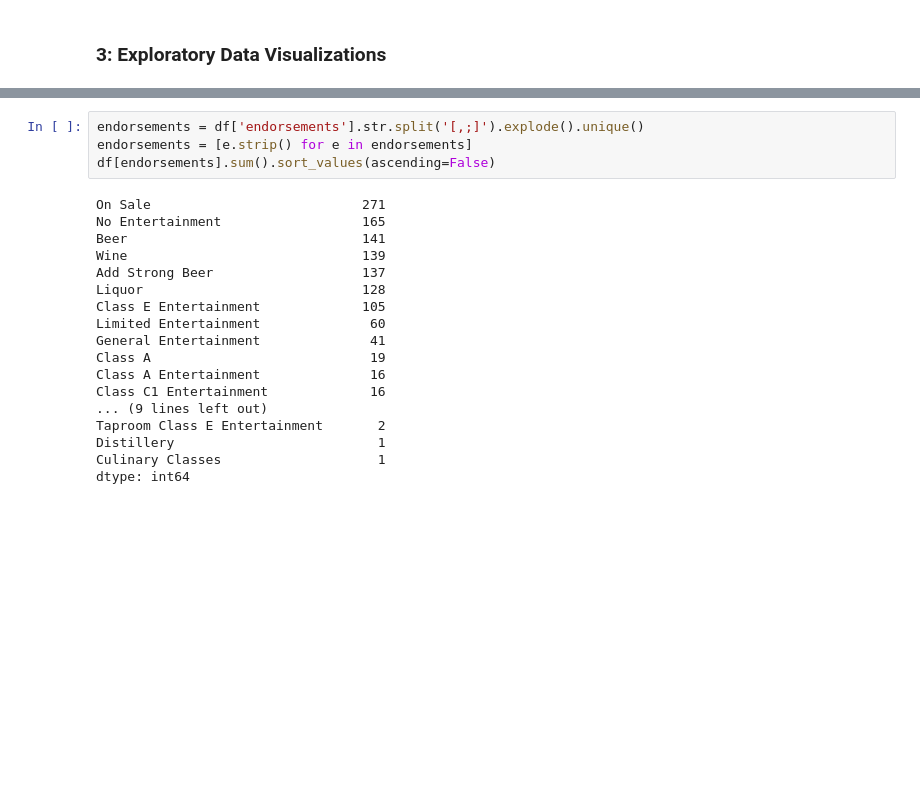
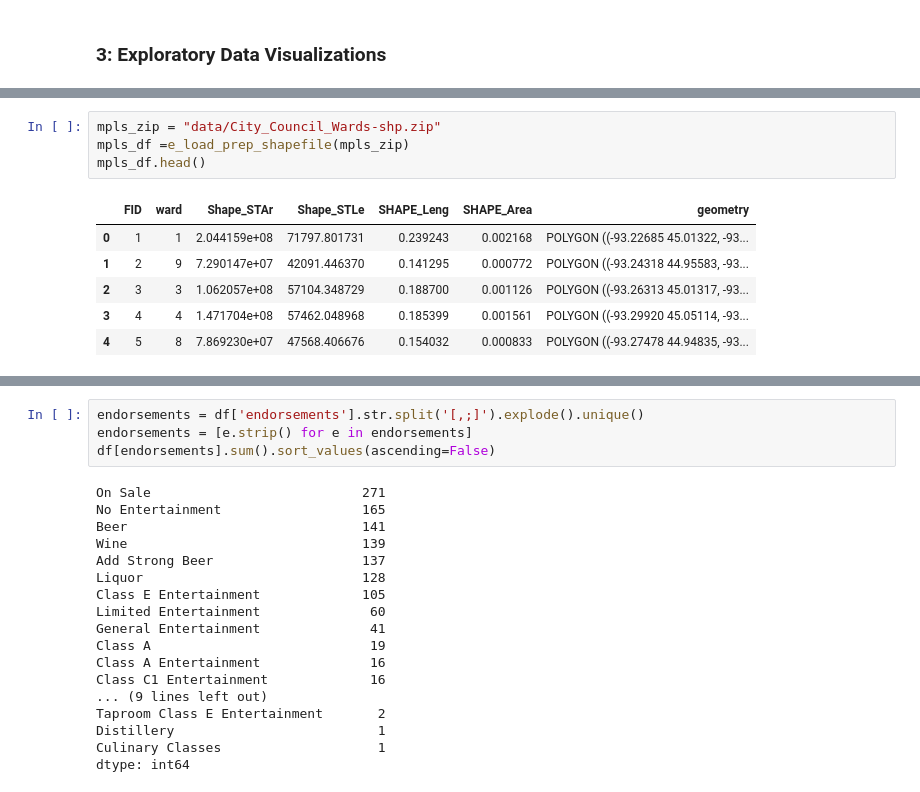
Before and after one commit to kymayodeji/mpls, a Jupyter notebook: liquor_licenses.ipynb, the cells around one changed output, grey strips where cells are left out. Cells and saved outputs as stored; diff of their text form; blank space fills up the shorter version.

```diff
--- a/liquor_licenses.ipynb
+++ b/liquor_licenses.ipynb
@@ -156,0 +184,11 @@ df = d_feature_engineering(df)
+# %%
+mpls_zip = "data/City_Council_Wards-shp.zip"
+mpls_df =e_load_prep_shapefile(mpls_zip)
+mpls_df.head()
+# %% [output]
+|  | FID | ward | Shape_STAr | Shape_STLe | SHAPE_Leng | SHAPE_Area | geometry |
+| 0 | 1 | 1 | 2.044159e+08 | 71797.801731 | 0.239243 | 0.002168 | POLYGON ((-93.22685 45.01322, -93... |
+| 1 | 2 | 9 | 7.290147e+07 | 42091.446370 | 0.141295 | 0.000772 | POLYGON ((-93.24318 44.95583, -93... |
+| 2 | 3 | 3 | 1.062057e+08 | 57104.348729 | 0.188700 | 0.001126 | POLYGON ((-93.26313 45.01317, -93... |
+| 3 | 4 | 4 | 1.471704e+08 | 57462.048968 | 0.185399 | 0.001561 | POLYGON ((-93.29920 45.05114, -93... |
+| 4 | 5 | 8 | 7.869230e+07 | 47568.406676 | 0.154032 | 0.000833 | POLYGON ((-93.27478 44.94835, -93... |
```
Also changed, not shown: parts of 7 cells of this notebook, 1 other file.
